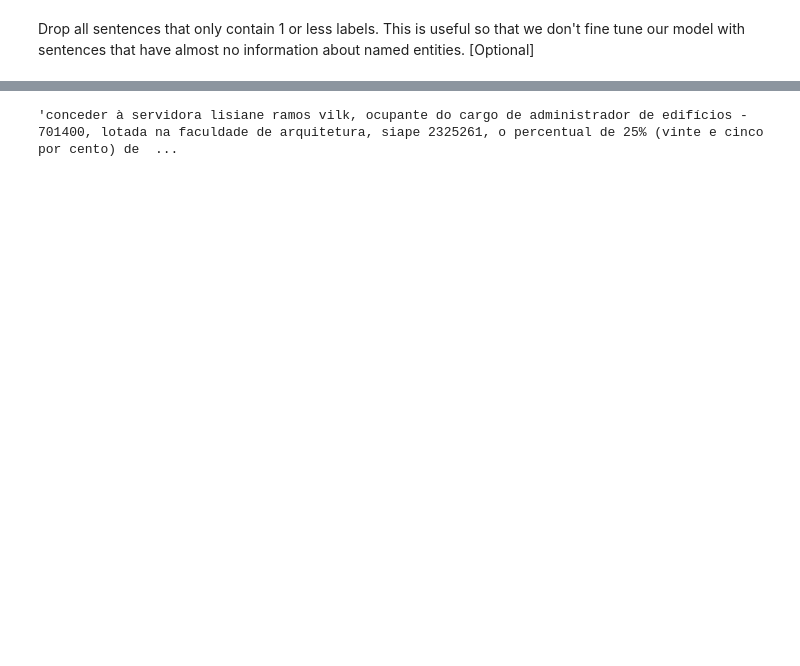
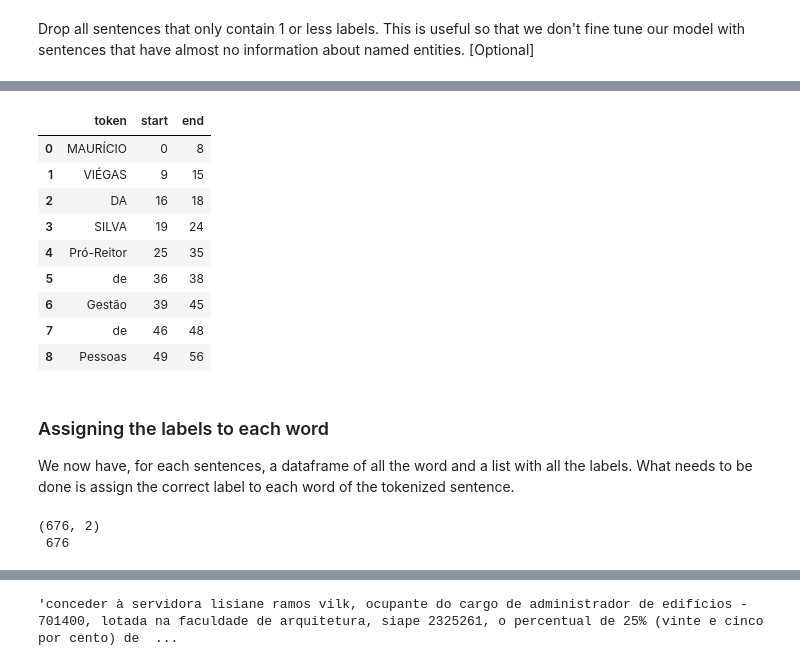
Before and after one commit to arthurziegler/ner-using-bert, a Jupyter notebook: notebooks/03_make_dataset.ipynb, the cells around one changed output, grey strips where cells are left out. Saved outputs shown, nothing was run; the diff lists cells and outputs as text; code cells hidden in the pictures; blank space fills up the shorter version.

```diff
--- a/notebooks/03_make_dataset.ipynb
+++ b/notebooks/03_make_dataset.ipynb
@@ -54,7 +62,11 @@ print(sentences.shape)
 Drop all sentences that only contain 1 or less labels. This is useful so that we don't fine tune our model with sentences that have almost no information about named entities. [Optional]
 # %%
 #Drop all sentences that contain 1 or less labels
+print('Shape before filter:', sentences.shape)
+
 for idx, row in sentences.iterrows():
-    if len(row['label']) == 0 or len(row['label']) == 1:
+    if len(row['label']) <= 1 :
         sentences.drop(idx, inplace=True)
 sentences.reset_index(drop=True, inplace=True)
+
+print('Shape after filter:', sentences.shape)
@@ -60,0 +85,11 @@ sentences.reset_index(drop=True, inplace=True)
+# %%
+# Split sentences into list of words. Tokenized_sentences has all the lists of words and token_positions has the start and end position of each word in the original sentence.
+tokenized_sentences = []
+token_positions = []
+for idx, sentence in sentences['text'].items():
+    tokenized_sentences.append(TreebankWordTokenizer().tokenize(sentence))
+    token_positions.append(list(TreebankWordTokenizer().span_tokenize(sentence)))
+
+
+print(tokenized_sentences[0])
+print(token_positions[0])
@@ -60,0 +99,9 @@ sentences.reset_index(drop=True, inplace=True)
+# %%
+# We'll zip both the words and their positions together in the same list.
+tokenized_sentence_position = []
+for sentence, positions in zip(tokenized_sentences, token_positions):
+    tokenized_sentence_position.append(list(zip(sentence, positions)))
+
+# Check the zip
+print(sentences['label'].loc[1])
+tokenized_sentence_position[1]
@@ -60,0 +119,26 @@ sentences.reset_index(drop=True, inplace=True)
+# %%
+# Intermediary step to convert the list of words into a dataframe (Used only to facilitate the next steps)
+list_of_tokenized_sentences = []
+for list_of_words in tokenized_sentence_position:
+    tokens_df = pd.DataFrame(list_of_words, columns = ['token', 'pos'])
+    tokens_df[['start', 'end']] = tokens_df['pos'].to_list()
+    tokens_df = tokens_df.drop(columns='pos')
+    list_of_tokenized_sentences.append(tokens_df)
+
+# Check the dataframe
+list_of_tokenized_sentences[1]
+# %% [output]
+|  | token | start | end |
+| 0 | MAURÍCIO | 0 | 8 |
+| 1 | VIÉGAS | 9 | 15 |
+| 2 | DA | 16 | 18 |
+| 3 | SILVA | 19 | 24 |
+| 4 | Pró-Reitor | 25 | 35 |
+| 5 | de | 36 | 38 |
+| 6 | Gestão | 39 | 45 |
+| 7 | de | 46 | 48 |
+| 8 | Pessoas | 49 | 56 |
+# %% [markdown]
+### Assigning the labels to each word
+We now have, for each sentences, a dataframe of all the word and a list with all the labels.
+What needs to be done is assign the correct label to each word of the tokenized sentence.
@@ -60,0 +163,6 @@ sentences.reset_index(drop=True, inplace=True)
+# %%
+print(sentences.shape,'\n',
+      len(list_of_tokenized_sentences))
+# %% [output]
+(676, 2)
+ 676
```
Also changed, not shown: parts of 30 cells of this notebook, 1 other file.
